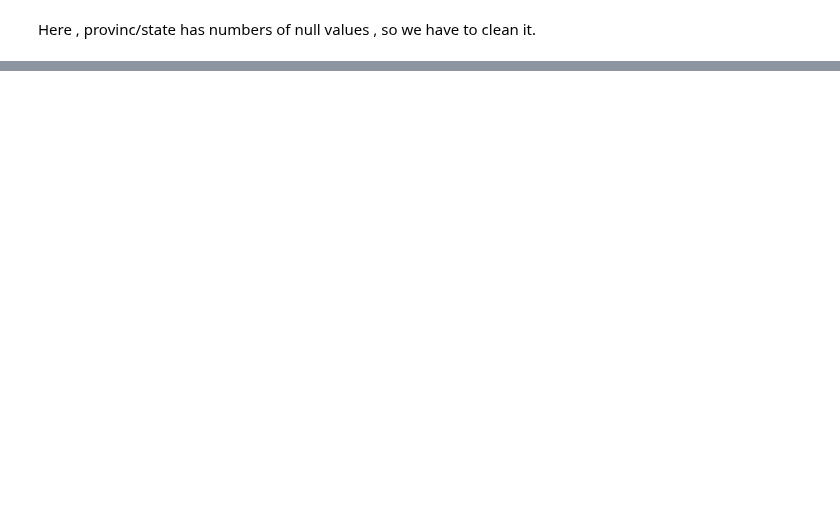
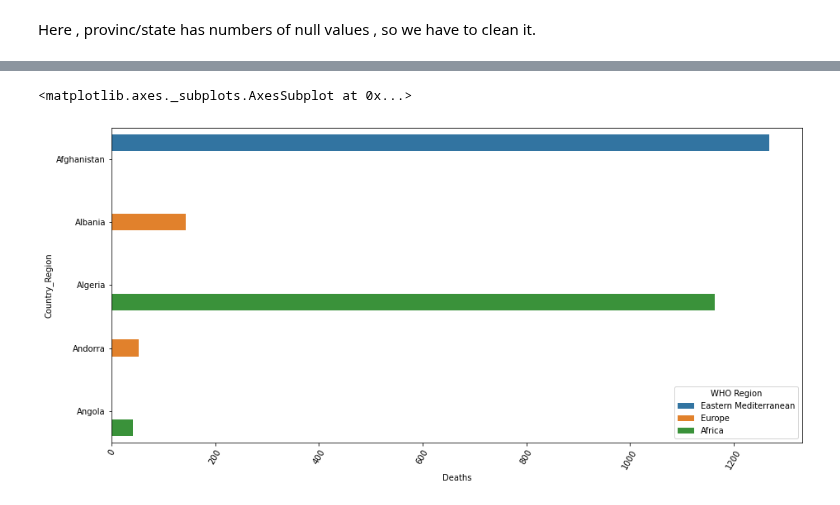
Before and after one commit to Arpan-tech-create/Exploratory_Data_Analysis, a Jupyter notebook: COVID 19.ipynb, the cells around one changed output, grey strips where cells are left out. Saved outputs shown, nothing was run; the diff lists cells and outputs as text; code cells hidden in the pictures; blank space fills up the shorter version.

```diff
--- a/COVID 19.ipynb
+++ b/COVID 19.ipynb
@@ -139,0 +83,3 @@ AttributeError: 'DataFrame' object has no attribute 'Country'
+# %%
+new_var=['Country_Region','Deaths','Active','WHO Region']
+df=read1[new_var]
@@ -139,0 +102,7 @@ AttributeError: 'DataFrame' object has no attribute 'Country'
+# %%
+plt.figure(figsize=(15,7))
+plt.xticks(rotation=60)
+sns.barplot(y='Country_Region',x='Deaths',hue='WHO Region',data=df.head())
+# %% [output]
+<matplotlib.axes._subplots.AxesSubplot at 0x...>
+[figure, added]
```
Also changed, not shown: parts of 16 cells of this notebook, 1 other file.
